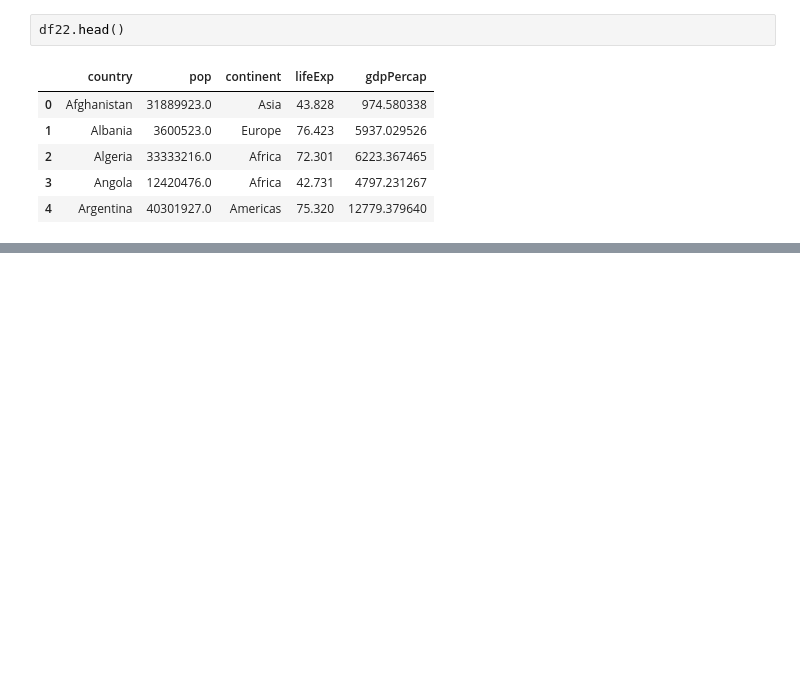
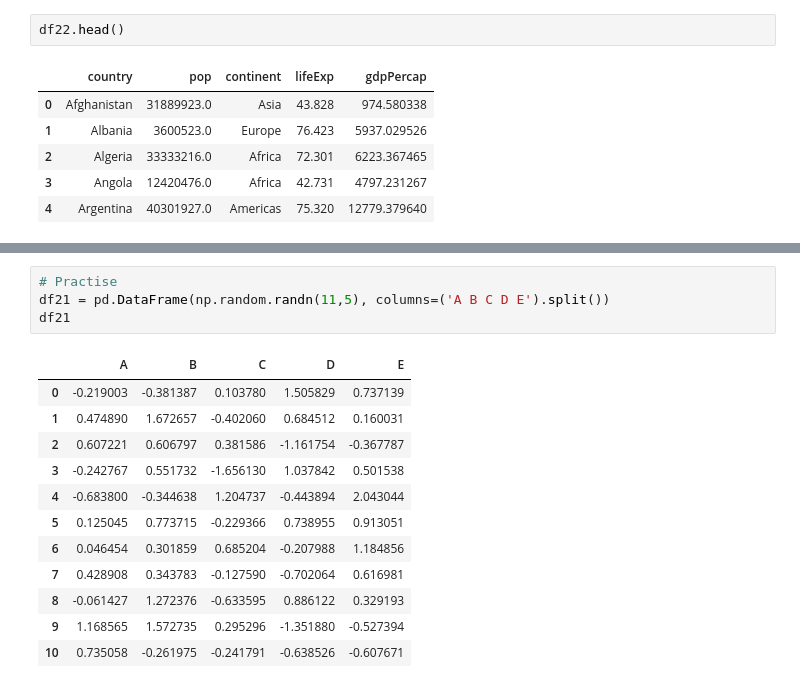
Before and after one commit to shivakumar-aitharaju/Python_Libraries, a Jupyter notebook: Plotly and Cufflinks/Plotly and Cufflinks.ipynb, the cells around one changed output, grey strips where cells are left out. Saved outputs shown, nothing was run; the diff lists cells and outputs as text; blank space fills up the shorter version.

```diff
--- a/Plotly and Cufflinks/Plotly and Cufflinks.ipynb
+++ b/Plotly and Cufflinks/Plotly and Cufflinks.ipynb
@@ -125,3 +125,20 @@ df22.iplot(kind='bubble', x='country',y='pop', size='gdpPercap')
 df.scatter_matrix()
 # %% [output]
 [interactive output not drawn]
+# %%
+# Practise
+df21 = pd.DataFrame(np.random.randn(11,5), columns=('A B C D E').split())
+df21
+# %% [output]
+|  | A | B | C | D | E |
+| 0 | -0.219003 | -0.381387 | 0.103780 | 1.505829 | 0.737139 |
+| 1 | 0.474890 | 1.672657 | -0.402060 | 0.684512 | 0.160031 |
+| 2 | 0.607221 | 0.606797 | 0.381586 | -1.161754 | -0.367787 |
+| 3 | -0.242767 | 0.551732 | -1.656130 | 1.037842 | 0.501538 |
+| 4 | -0.683800 | -0.344638 | 1.204737 | -0.443894 | 2.043044 |
+| 5 | 0.125045 | 0.773715 | -0.229366 | 0.738955 | 0.913051 |
+| 6 | 0.046454 | 0.301859 | 0.685204 | -0.207988 | 1.184856 |
+| 7 | 0.428908 | 0.343783 | -0.127590 | -0.702064 | 0.616981 |
+| 8 | -0.061427 | 1.272376 | -0.633595 | 0.886122 | 0.329193 |
+| 9 | 1.168565 | 1.572735 | 0.295296 | -1.351880 | -0.527394 |
+| 10 | 0.735058 | -0.261975 | -0.241791 | -0.638526 | -0.607671 |
```
Also changed, not shown: parts of 2 cells of this notebook.
